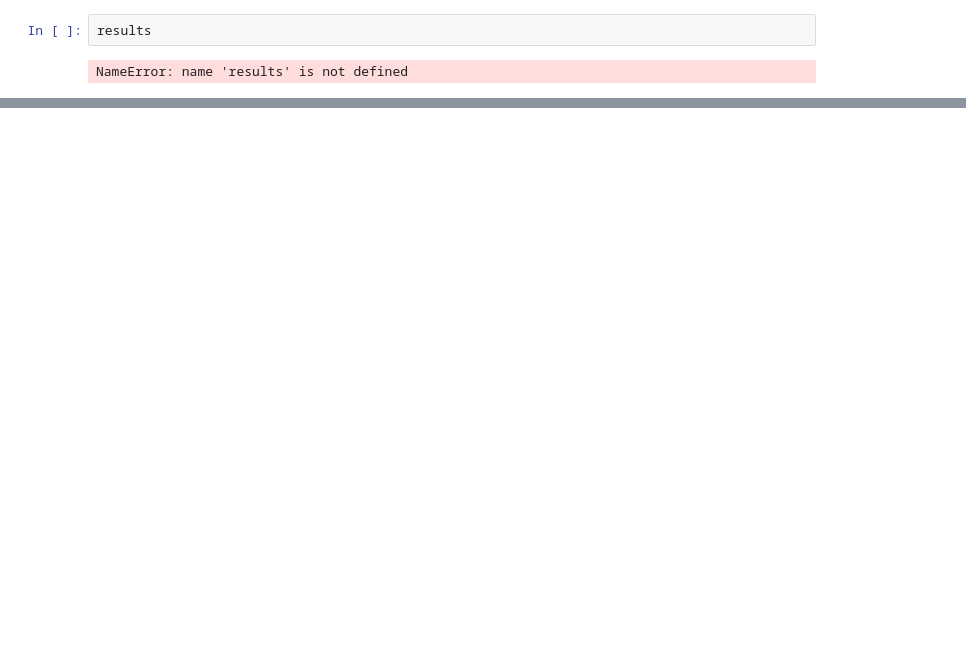
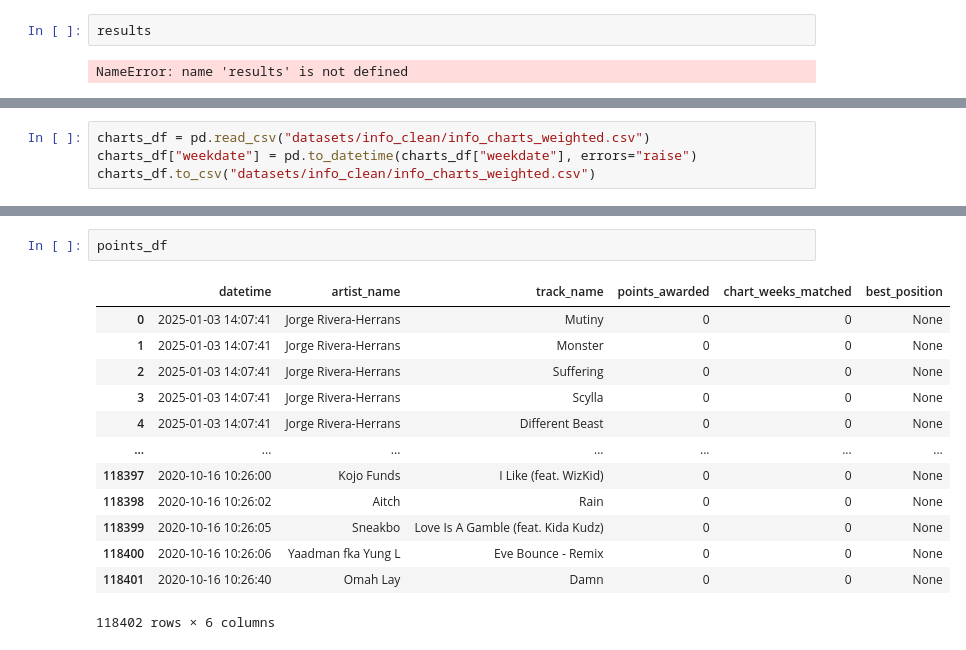
Before and after one commit to Teqfish/spotify_regifted_cn, a Jupyter notebook: moving_chart_window.ipynb, the cells around one changed output, grey strips where cells are left out. Drawn from its saved outputs; the diff is of its cells as text; blank space fills up the shorter version.

Commit message:
inprogress-chart_hit_scorer

```diff
--- a/moving_chart_window.ipynb
+++ b/moving_chart_window.ipynb
@@ -255,0 +268,4 @@ NameError: name 'results' is not defined
+# %%
+charts_df = pd.read_csv("datasets/info_clean/info_charts_weighted.csv")
+charts_df["weekdate"] = pd.to_datetime(charts_df["weekdate"], errors="raise")
+charts_df.to_csv("datasets/info_clean/info_charts_weighted.csv")
@@ -255,0 +587,16 @@ NameError: name 'results' is not defined
+# %%
+points_df
+# %% [output]
+|  | datetime | artist_name | track_name | points_awarded | chart_weeks_matched | best_position |
+| 0 | 2025-01-03 14:07:41 | Jorge Rivera-Herrans | Mutiny | 0 | 0 | None |
+| 1 | 2025-01-03 14:07:41 | Jorge Rivera-Herrans | Monster | 0 | 0 | None |
+| 2 | 2025-01-03 14:07:41 | Jorge Rivera-Herrans | Suffering | 0 | 0 | None |
+| 3 | 2025-01-03 14:07:41 | Jorge Rivera-Herrans | Scylla | 0 | 0 | None |
+| 4 | 2025-01-03 14:07:41 | Jorge Rivera-Herrans | Different Beast | 0 | 0 | None |
+| ... | ... | ... | ... | ... | ... | ... |
+| 118397 | 2020-10-16 10:26:00 | Kojo Funds | I Like (feat. WizKid) | 0 | 0 | None |
+| 118398 | 2020-10-16 10:26:02 | Aitch | Rain | 0 | 0 | None |
+| 118399 | 2020-10-16 10:26:05 | Sneakbo | Love Is A Gamble (feat. Kida Kudz) | 0 | 0 | None |
+| 118400 | 2020-10-16 10:26:06 | Yaadman fka Yung L | Eve Bounce - Remix | 0 | 0 | None |
+| 118401 | 2020-10-16 10:26:40 | Omah Lay | Damn | 0 | 0 | None |
+118402 rows × 6 columns
```
Also changed, not shown: parts of 24 cells of this notebook, 14 other files.
